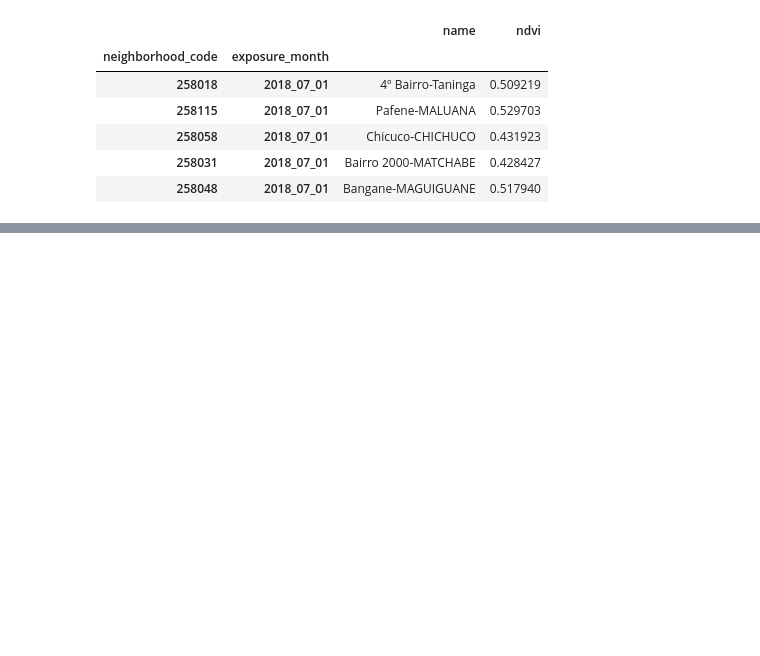
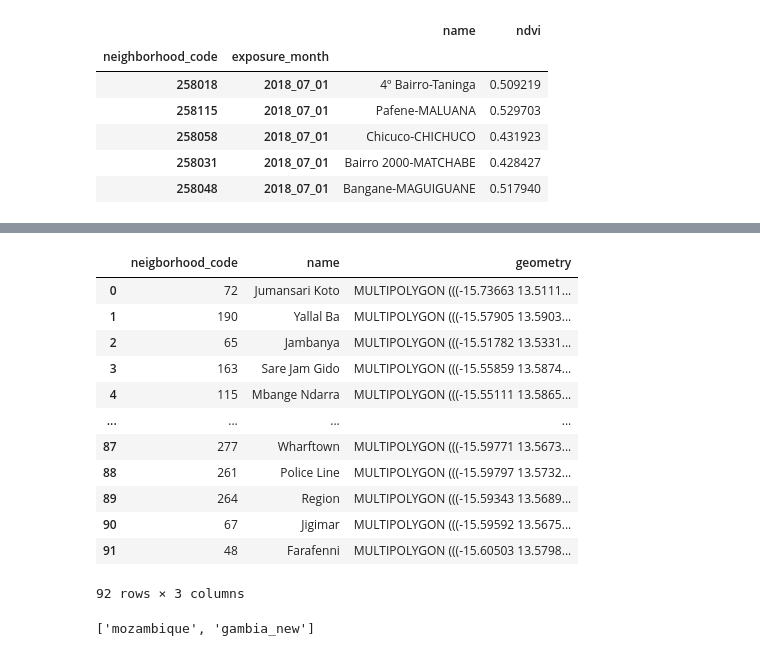
Before and after one commit to MSU-PALs/precisehealthgeo, a Jupyter notebook: Monthly Exposures by neighborhood.ipynb, the cells around one changed output, grey strips where cells are left out. Drawn from its saved outputs; the diff is of its cells as text; code cells hidden in the pictures; blank space fills up the shorter version.

```diff
--- a/Monthly Exposures by neighborhood.ipynb
+++ b/Monthly Exposures by neighborhood.ipynb
@@ -173,0 +162,18 @@ ndvi.to_csv('/content/drive/MyDrive/mozambique/zonal_stats/ndvi.csv')
+# %%
+gdf=(gdf.drop(columns=['OBJECTID', 'Shape_Length', 'Shape_Area'])\
+     .rename(columns={'village_code': 'neigborhood_code'}))
+gdf
+# %% [output]
+|  | neigborhood_code | name | geometry |
+| 0 | 72 | Jumansari Koto | MULTIPOLYGON (((-15.73663 13.5111... |
+| 1 | 190 | Yallal Ba | MULTIPOLYGON (((-15.57905 13.5903... |
+| 2 | 65 | Jambanya | MULTIPOLYGON (((-15.51782 13.5331... |
+| 3 | 163 | Sare Jam Gido | MULTIPOLYGON (((-15.55859 13.5874... |
+| 4 | 115 | Mbange Ndarra | MULTIPOLYGON (((-15.55111 13.5865... |
+| ... | ... | ... | ... |
+| 87 | 277 | Wharftown | MULTIPOLYGON (((-15.59771 13.5673... |
+| 88 | 261 | Police Line | MULTIPOLYGON (((-15.59797 13.5732... |
+| 89 | 264 | Region | MULTIPOLYGON (((-15.59343 13.5689... |
+| 90 | 67 | Jigimar | MULTIPOLYGON (((-15.59592 13.5675... |
+| 91 | 48 | Farafenni | MULTIPOLYGON (((-15.60503 13.5798... |
+92 rows × 3 columns
@@ -173,0 +184,4 @@ ndvi.to_csv('/content/drive/MyDrive/mozambique/zonal_stats/ndvi.csv')
+# %%
+fiona.listlayers('/content/precisehealthgeo/shapefiles/precise_villages.gpkg')
+# %% [output]
+['mozambique', 'gambia_new']
```
Also changed, not shown: parts of 13 cells of this notebook.
